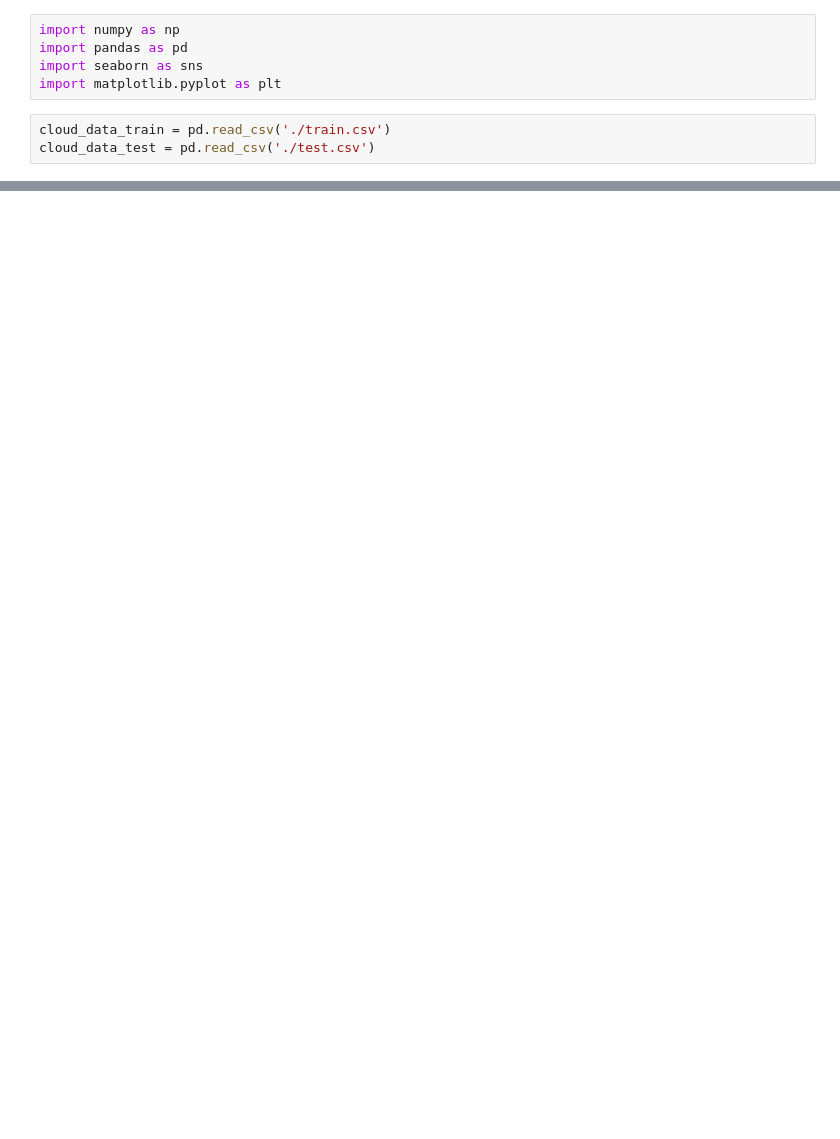
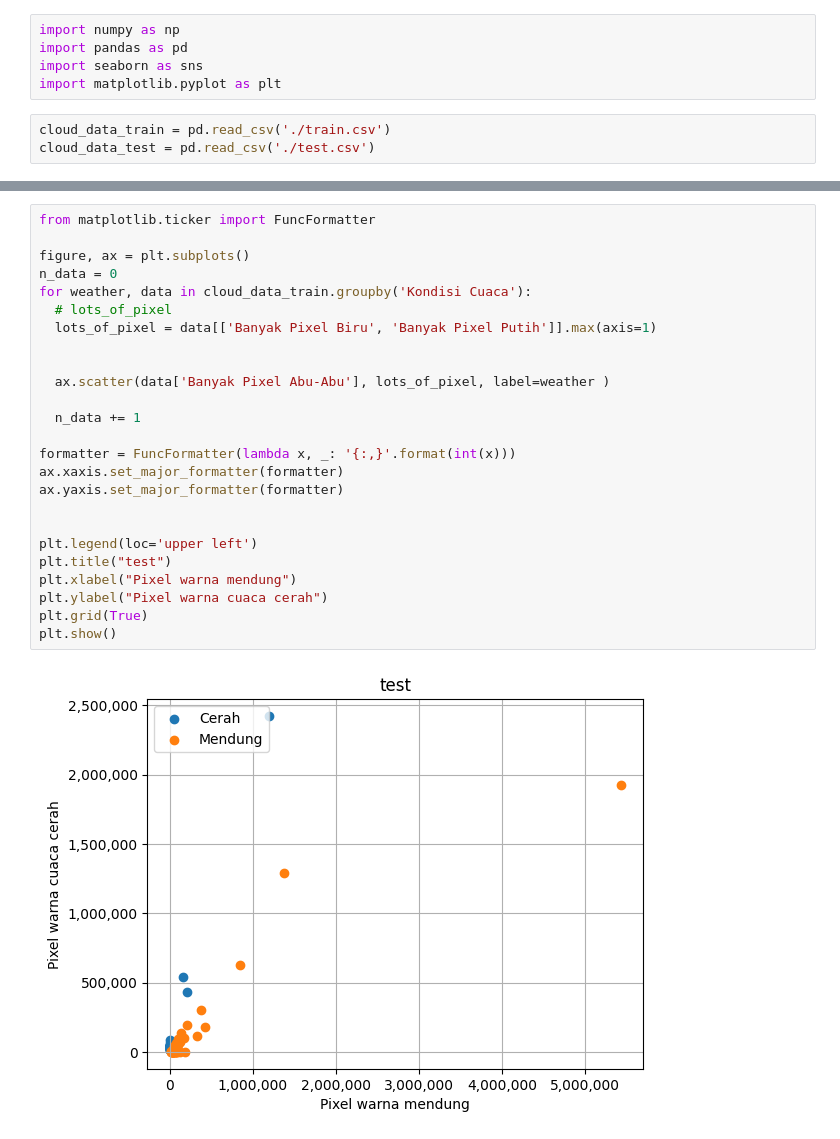
Before and after one commit to Yogatiara/Machine-Learning-Weather-Detection, a Jupyter notebook: Prepared.ipynb, the cells around one changed output, grey strips where cells are left out. Saved outputs shown, nothing was run; the diff lists cells and outputs as text; blank space fills up the shorter version.

```diff
--- a/Prepared.ipynb
+++ b/Prepared.ipynb
@@ -41,0 +47,27 @@ plt.show()
+# %%
+from matplotlib.ticker import FuncFormatter
+
+figure, ax = plt.subplots()
+n_data = 0
+for weather, data in cloud_data_train.groupby('Kondisi Cuaca'):
+  # lots_of_pixel
+  lots_of_pixel = data[['Banyak Pixel Biru', 'Banyak Pixel Putih']].max(axis=1)
+
+
+  ax.scatter(data['Banyak Pixel Abu-Abu'], lots_of_pixel, label=weather )
+
+  n_data += 1
+
+formatter = FuncFormatter(lambda x, _: '{:,}'.format(int(x)))
+ax.xaxis.set_major_formatter(formatter)
+ax.yaxis.set_major_formatter(formatter)
+
+
+plt.legend(loc='upper left')
+plt.title("test")
+plt.xlabel("Pixel warna mendung")
+plt.ylabel("Pixel warna cuaca cerah")
+plt.grid(True)
+plt.show()
+# %% [output]
+[figure, added]
```
Also changed, not shown: parts of 15 cells of this notebook, 4 other files.
